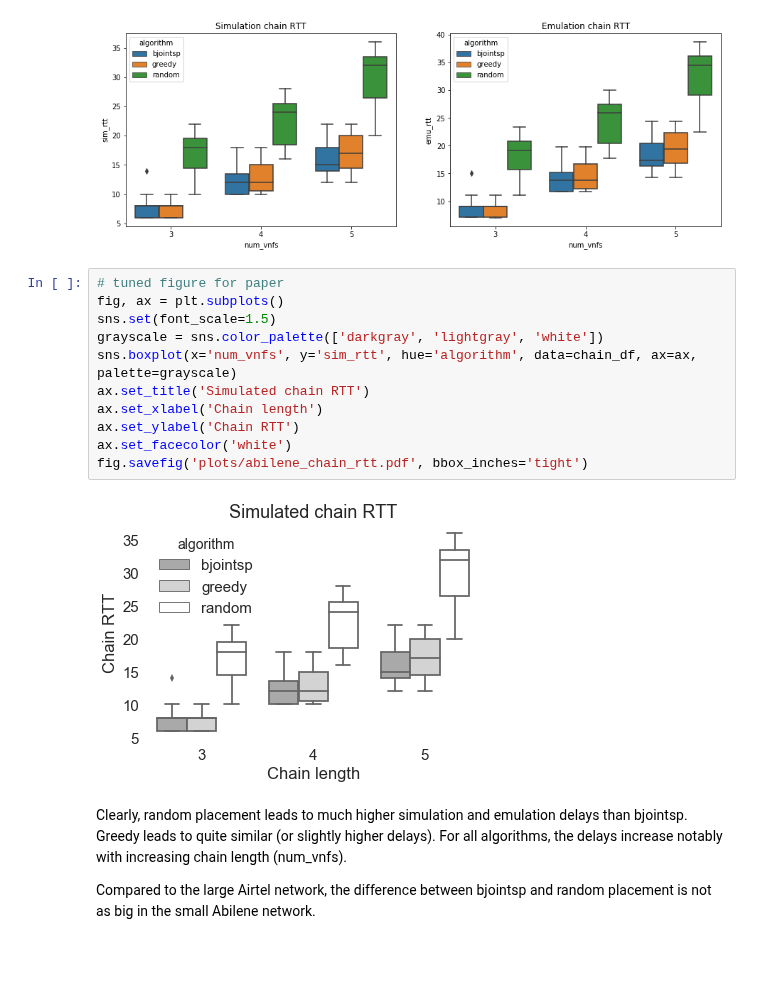
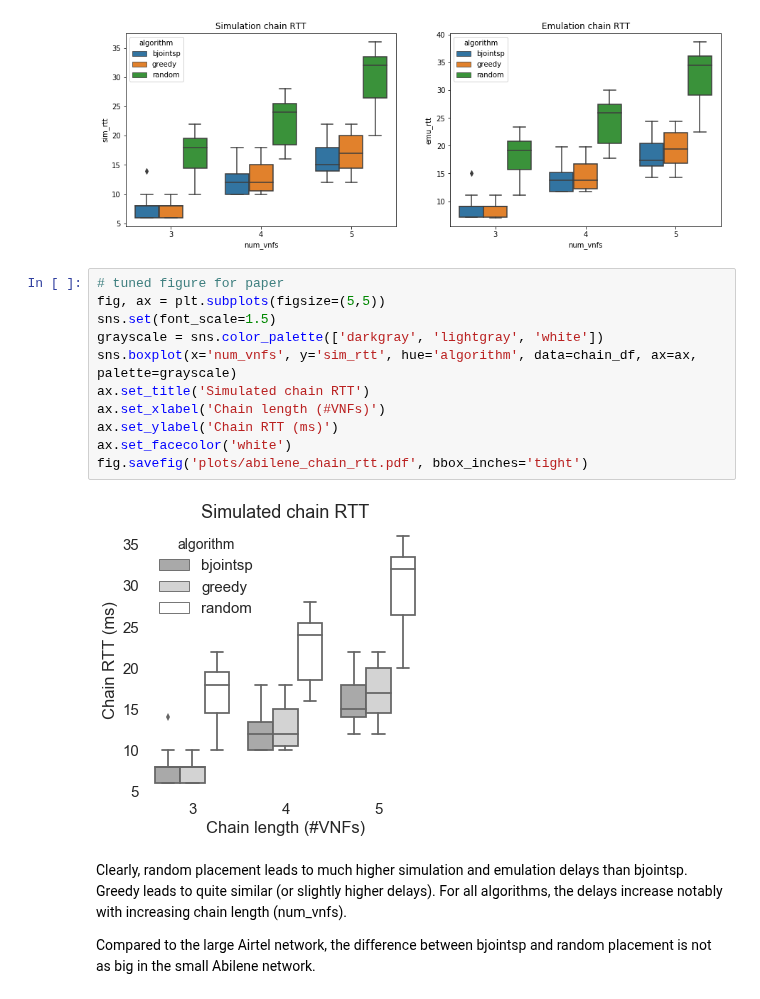
Before and after one commit to CN-UPB/placement-emulation, a Jupyter notebook: eval/eval_abilene.ipynb, the cells around one changed output. Drawn from its saved outputs; the diff is of its cells as text; blank space fills up the shorter version.

```diff
--- a/eval/eval_abilene.ipynb
+++ b/eval/eval_abilene.ipynb
@@ -197,17 +197,17 @@ Text(0.5,1,'Emulation chain RTT')
 [figure]
 # %%
 # tuned figure for paper
-fig, ax = plt.subplots()
+fig, ax = plt.subplots(figsize=(5,5))
 sns.set(font_scale=1.5)
 grayscale = sns.color_palette(['darkgray', 'lightgray', 'white'])
 sns.boxplot(x='num_vnfs', y='sim_rtt', hue='algorithm', data=chain_df, ax=ax, palette=grayscale)
 ax.set_title('Simulated chain RTT')
-ax.set_xlabel('Chain length')
-ax.set_ylabel('Chain RTT')
+ax.set_xlabel('Chain length (#VNFs)')
+ax.set_ylabel('Chain RTT (ms)')
 ax.set_facecolor('white')
 fig.savefig('plots/abilene_chain_rtt.pdf', bbox_inches='tight')
 # %% [output]
-[figure, old version]
+[figure, new version]
 # %% [markdown]
 Clearly, random placement leads to much higher simulation and emulation delays than bjointsp. Greedy leads to quite similar (or slightly higher delays). For all algorithms, the delays increase notably with increasing chain length (num_vnfs).
 
```
Also changed, not shown: parts of 4 cells of this notebook, 5 other files.
